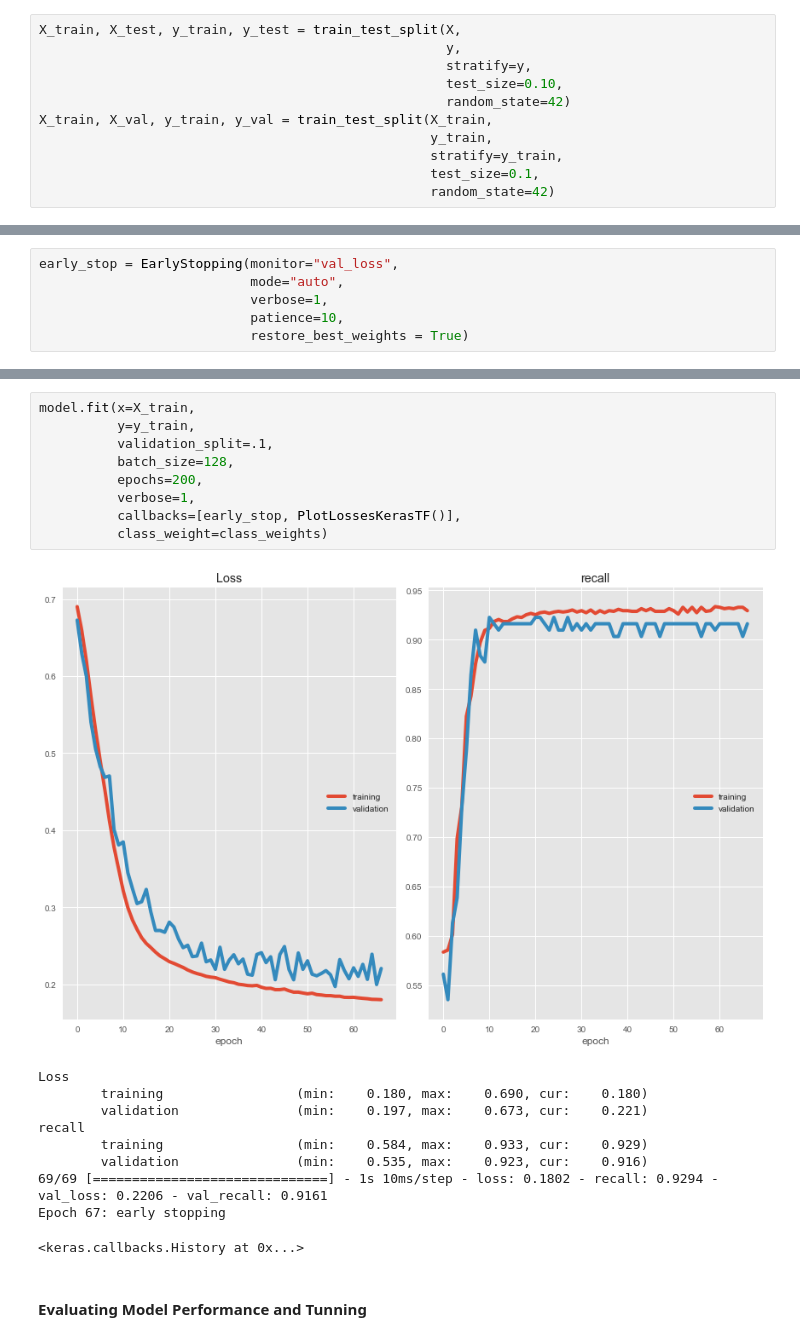
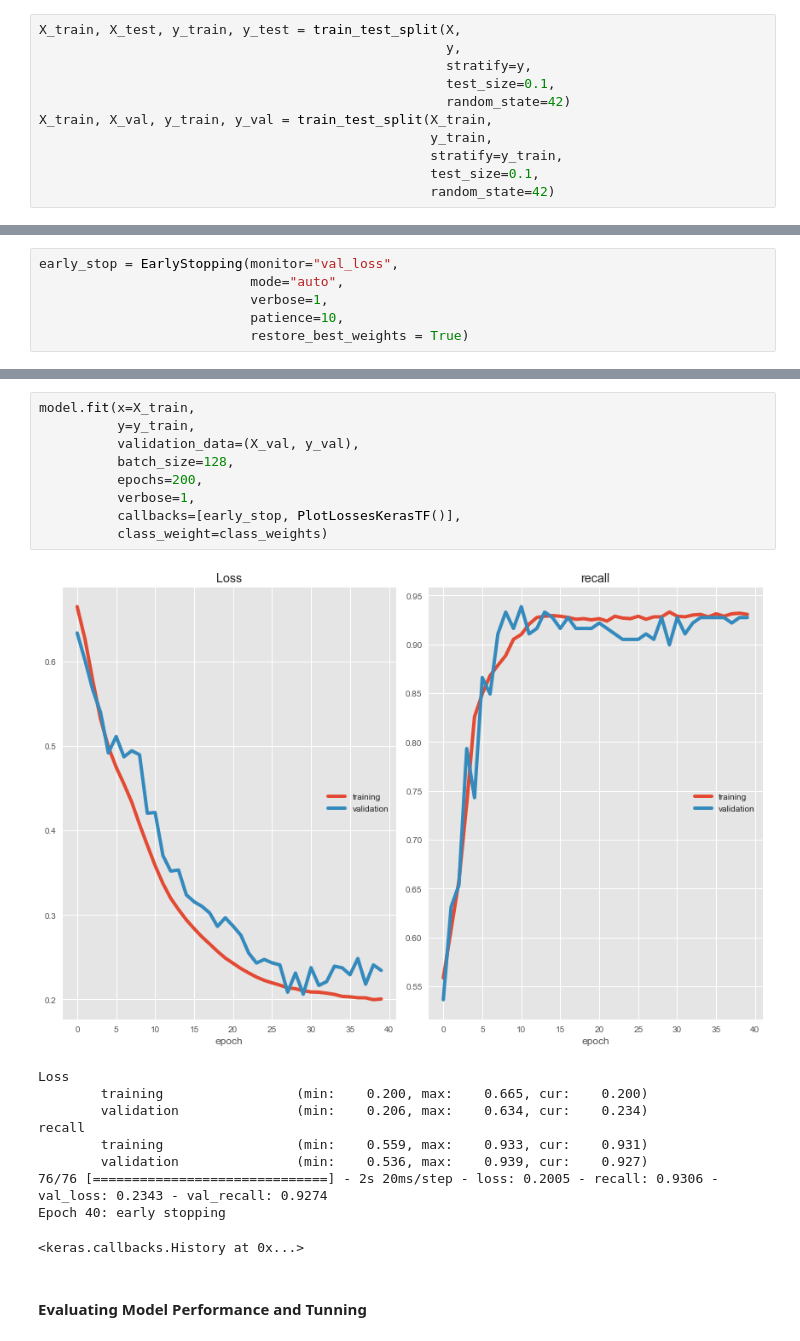
Before and after one commit to Furkan-Coskun/Project, a Jupyter notebook: Churn_Prediction_Student_Notebook_V2.ipynb, the cells around one changed output, grey strips where cells are left out. Drawn from its saved outputs; the diff is of its cells as text.

```diff
--- a/Churn_Prediction_Student_Notebook_V2.ipynb
+++ b/Churn_Prediction_Student_Notebook_V2.ipynb
@@ -1435,7 +1435,7 @@ y = df1['left'].values
 X_train, X_test, y_train, y_test = train_test_split(X,
                                                     y,
                                                     stratify=y,
-                                                    test_size=0.10,
+                                                    test_size=0.1,
                                                     random_state=42)
 X_train, X_val, y_train, y_val = train_test_split(X_train,
                                                   y_train,
@@ -1505,22 +1503,22 @@ class_weights
 # %%
 model.fit(x=X_train,
           y=y_train,
-          validation_split=.1,
+          validation_data=(X_val, y_val),
           batch_size=128,
           epochs=200,
           verbose=1,
           callbacks=[early_stop, PlotLossesKerasTF()],
           class_weight=class_weights)
 # %% [output]
-[figure, old version]
+[figure, new version]
 Loss
-        training                 (min:    0.180, max:    0.690, cur:    0.180)
-        validation               (min:    0.197, max:    0.673, cur:    0.221)
+        training                 (min:    0.200, max:    0.665, cur:    0.200)
+        validation               (min:    0.206, max:    0.634, cur:    0.234)
 recall
-        training                 (min:    0.584, max:    0.933, cur:    0.929)
-        validation               (min:    0.535, max:    0.923, cur:    0.916)
-69/69 [==============================] - 1s 10ms/step - loss: 0.1802 - recall: 0.9294 - val_loss: 0.2206 - val_recall: 0.9161
-Epoch 67: early stopping
+        training                 (min:    0.559, max:    0.933, cur:    0.931)
+        validation               (min:    0.536, max:    0.939, cur:    0.927)
+76/76 [==============================] - 2s 20ms/step - loss: 0.2005 - recall: 0.9306 - val_loss: 0.2343 - val_recall: 0.9274
+Epoch 40: early stopping
 <keras.callbacks.History at 0x...>
 # %% [markdown]
 #### Evaluating Model Performance and Tunning
```
Also changed, not shown: parts of 44 cells of this notebook.
